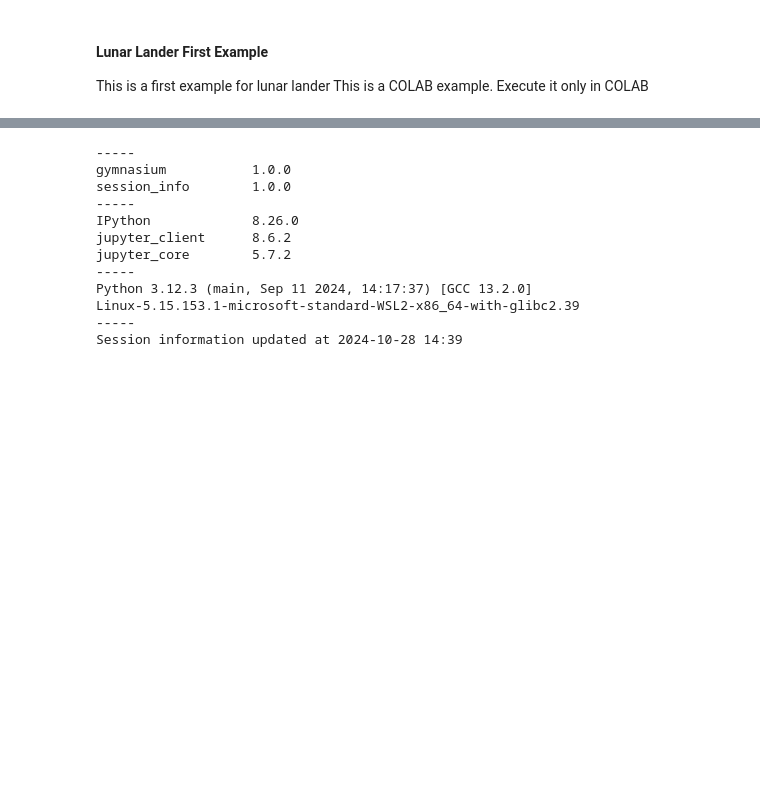
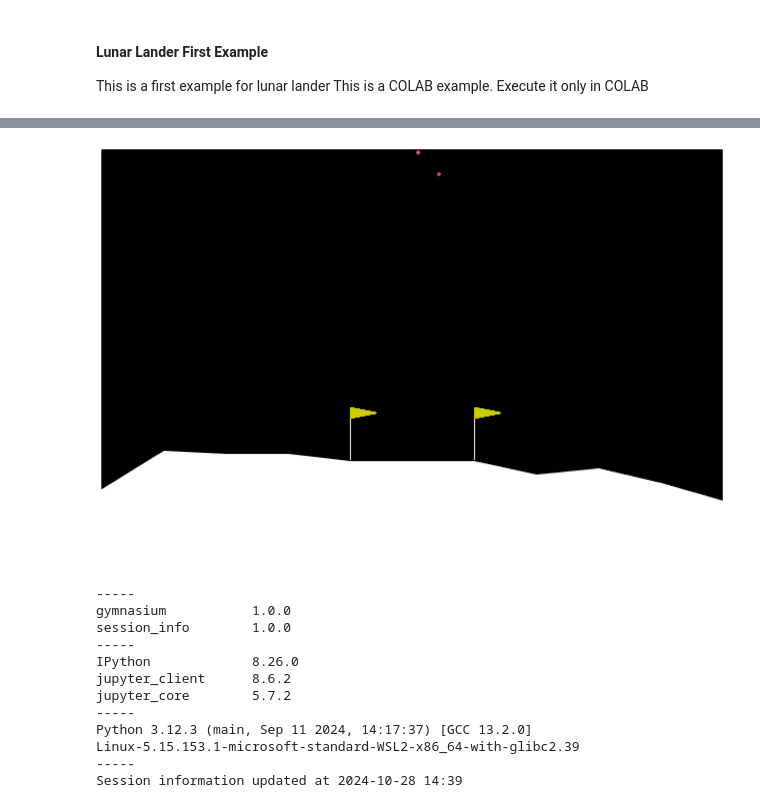
Before and after one commit to castorgit/RL_course, a Jupyter notebook: 00_LunarLander-COLAB_render.ipynb, the cells around one changed output, grey strips where cells are left out. Cells and saved outputs as stored; diff of their text form; code cells hidden in the pictures; blank space fills up the shorter version.

```diff
--- a/00_LunarLander-COLAB_render.ipynb
+++ b/00_LunarLander-COLAB_render.ipynb
@@ -43,7 +47,7 @@ for _ in range(100):
     # receiving the next observation, reward and if the episode has terminated or truncated
     observation, reward, terminated, truncated, info = env.step(action)
     img_raw = env.render()
-    lst_images.apped(img.raw)
+    lst_images.append(img_raw)
 
     # If the episode has ended then we can reset to start a new episode
     if terminated or truncated:
@@ -53,11 +57,13 @@ env.close()
 # %%
 fig, ax = plt.subplots(figsize=(20, 10))
 ax.axis('off')
 
-for i in range (0, len(lst_images))
+for i in range (0, len(lst_images)):
    img = ax.imshow(lst_images[i])
    display.display(plt.gcf())
    display.clear_output(wait=True)
+# %% [output]
+[figure, added]
 # %%
 import session_info
 session_info.show(html=False)
```
Also changed, not shown: parts of 2 cells of this notebook.
